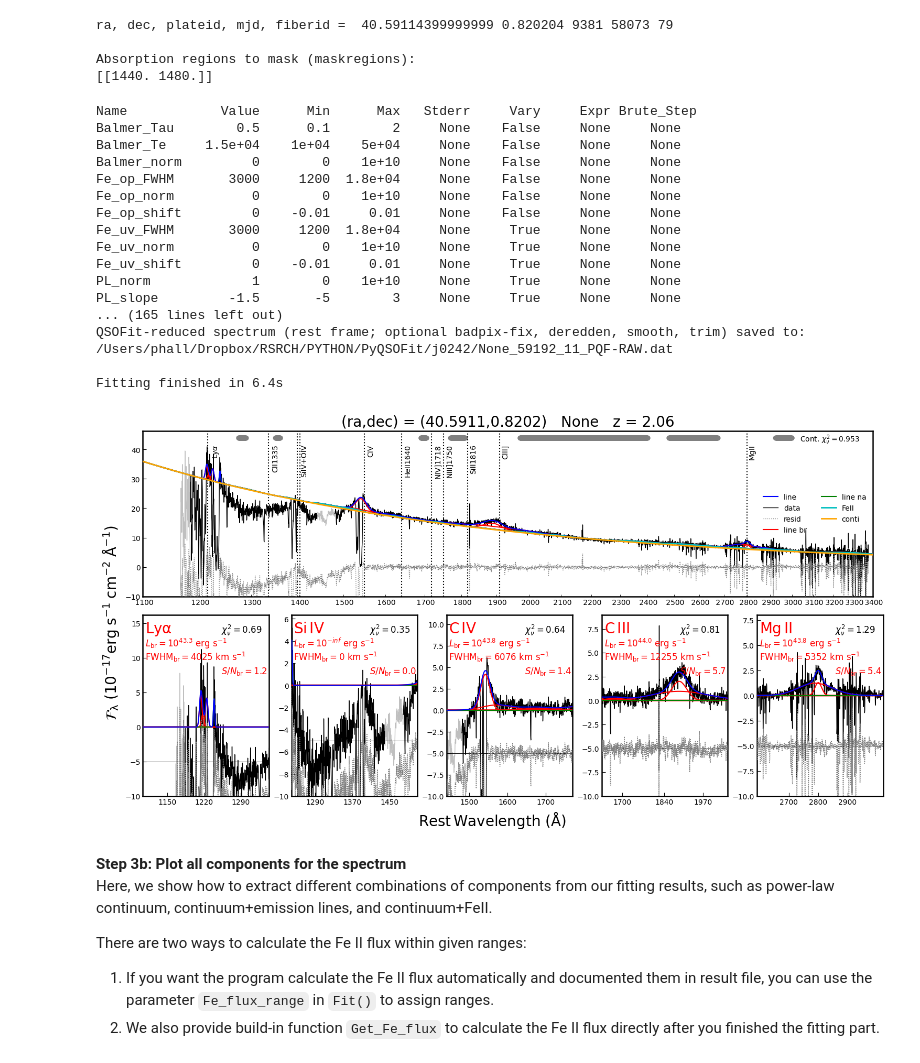
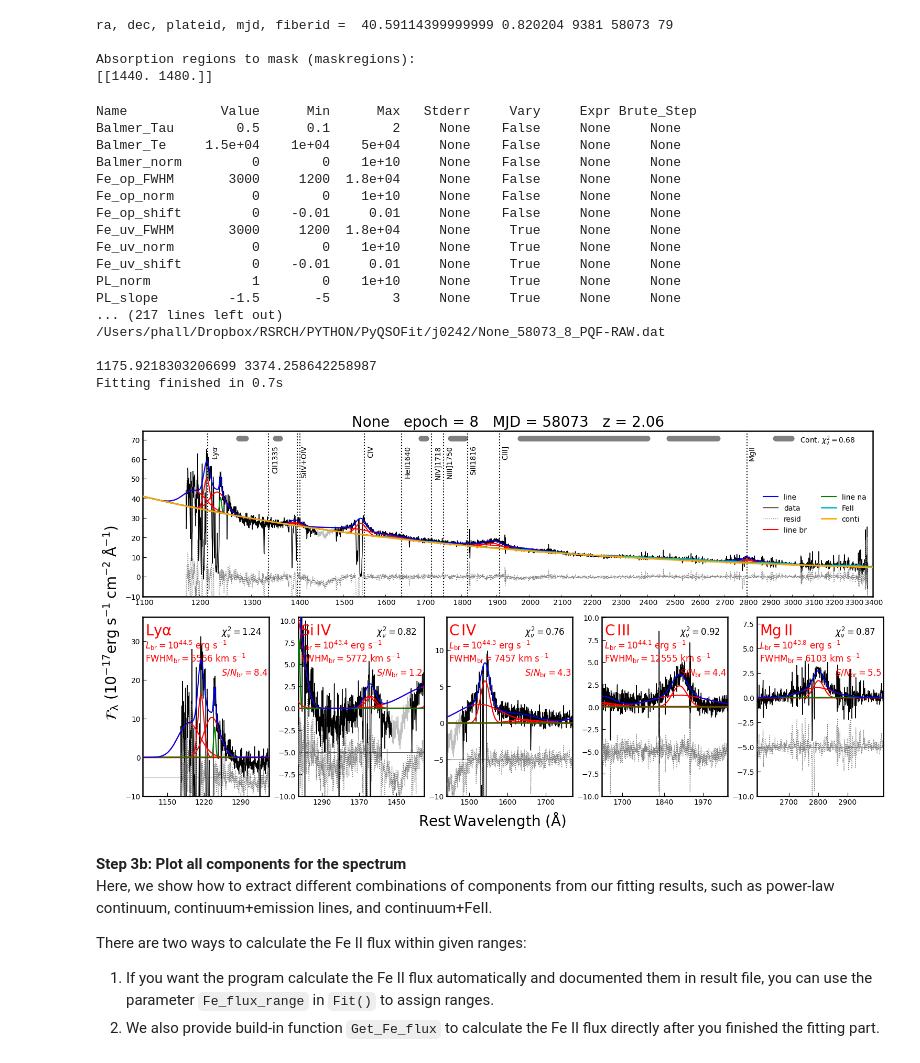
Before and after one commit to HallAstroResearch/PyQSOFit, a Jupyter notebook: j0242/example0242.ipynb, the cells around one changed output. Drawn from its saved outputs; the diff is of its cells as text; code cells hidden in the pictures.

```diff
--- a/j0242/example0242.ipynb
+++ b/j0242/example0242.ipynb
@@ -174,9 +174,9 @@ USER: you may need to change the filenames, continuum fitting windows, or (less
 ## Currently Fe_op_file and Fe_uv_file must either BOTH be null or BOTH non-null
 #Fe_op_file = '' # filename of FeII optical emission template (3686-7484 Ang), stored in src/pyqsofit/ ; null string means don't fit
 Fe_op_file = 'fe_optical.txt' # use the version included in PyQSOFit
-Fe_uv_file = 'fe_uv.txt' # filename of FeII UV emission template (<3646 Ang), stored in src/pyqsofit/ ; null string means don't fit
+#Fe_uv_file = 'fe_uv.txt' # filename of FeII UV emission template (<3646 Ang), stored in src/pyqsofit/ ; null string means don't fit
 #Fe_uv_file = '' # don't fit
-#Fe_uv_file = 'fe_uvgt1560.txt' # use the custom version for J0242
+Fe_uv_file = 'fe_uvgt1560.txt' # use the custom version for J0242
 
 conti_windows = np.rec.array([
     (1275., 1290.),
@@ -310,21 +310,23 @@ Step 2D: read in the spectrum
 
 # FITS data
 dataflag='fits'
-# data = fits.open(os.path.join(path_to_data, 'spec-0408-51821-0576.fits')); epoch = '0'; maskregions=np.array([[1440.,1480.]])
-# data = fits.open(os.path.join(path_to_data, 'spec-0707-52177-0332.fits')); epoch = '1'; maskregions=np.array([[1440.,1480.]])
-# data = fits.open(os.path.join(path_to_data, 'spec-0706-52199-0617.fits')); epoch = '2'; maskregions=np.array([[1440.,1480.]])
-##data = fits.open(os.path.join(path_to_data, '')); epoch = '3' # UVES 53619; not yet available
-# data = fits.open(os.path.join(path_to_data, 'spec-3651-55247-0676.fits')); epoch = '4'; maskregions=np.array([[1200.,1213.],[1222.5,1239.],[1300.,1330.],[1420.,1480.],[1528.,1545.]])
-# data = fits.open(os.path.join(path_to_data, 'spec-4240-55455-0754.fits')); epoch = '5'; maskregions=np.array([[1440.,1480.]])
-# data = fits.open(os.path.join(path_to_data, 'spec-7821-57279-0328.fits')); epoch = '6'; maskregions=np.array([[1440.,1480.]])
-# data = fits.open(os.path.join(path_to_data, 'spec-9381-57758-0079.fits')); epoch = '7'; maskregions=np.array([[1440.,1480.]]) # DR16 catalog
-data = fits.open(os.path.join(path_to_data, 'spec-9381-58073-0079.fits')); epoch = '8'; maskregions=np.array([[1440.,1480.]])
-#data = fits.open(os.path.join(path_to_data, 'spec-015015-59166-4401882076.fits')); epoch = '9'; maskregions=np.array([[1165.,1179.9],[1440.,1480.]])
-#data = fits.open(os.path.join(path_to_data, 'spec-015015-59169-4401882076.fits')); epoch = '10'; maskregions=np.array([[1165.,1187.2],[1440.,1480.]]) # DR19 catalog
-#data = fits.open(os.path.join(path_to_data, 'spec-015015-59192-4401882076.fits')); epoch = '11'; maskregions=np.array([[1165.,1183.6],[1440.,1480.]])
-##BAD data = fits.open(os.path.join(path_to_data, 'spec-015015-59222-4401882076.fits')); epoch = '12'; maskregions=np.array([[1165.,1183.3],[1440.,1480.],[1528.,1545.]])
-#data = fits.open(os.path.join(path_to_data, 'spec-015015-59222-4401882076-morph.fits')); epoch = '12'; maskregions=np.array([[1165.,1183.3],[1440.,1480.],[1528.,1545.]])
-#data = fits.open(os.path.join(path_to_data, 'spec-allepoch_apo-59222-63050395066106946.fits')); epoch = 'A'; maskregions=np.array([[1440.,1480.]])
+# dataname= 'spec-0408-51821-0576.fits'; epoch = '0'; maskregions=np.array([[1440.,1480.]])
+# dataname= 'spec-0707-52177-0332.fits'; epoch = '1'; maskregions=np.array([[1440.,1480.]])
+# dataname= 'spec-0706-52199-0617.fits'; epoch = '2'; maskregions=np.array([[1440.,1480.]])
+##dataname= ; epoch = '3' # UVES 53619; not yet available
+# dataname= 'spec-3651-55247-0676.fits'; epoch = '4'; maskregions=np.array([[1200.,1213.],[1222.5,1239.],[1300.,1330.],[1420.,1480.],[1528.,1545.]])
+# dataname= 'spec-4240-55455-0754.fits'; epoch = '5'; maskregions=np.array([[1440.,1480.]])
+# dataname= 'spec-7821-57279-0328.fits'; epoch = '6'; maskregions=np.array([[1440.,1480.]])
+# dataname= 'spec-9381-57758-0079.fits'; epoch = '7'; maskregions=np.array([[1440.,1480.]]) # DR16 catalog
+dataname = 'spec-9381-58073-0079.fits'; epoch = '8'; maskregions=np.array([[1440.,1480.]])
+#dataname= 'spec-015015-59166-4401882076.fits'; epoch = '9'; maskregions=np.array([[1165.,1179.9],[1440.,1480.]])
+#dataname= 'spec-015015-59169-4401882076.fits'; epoch = '10'; maskregions=np.array([[1165.,1187.2],[1440.,1480.]]) # DR19 catalog
+#dataname= 'spec-015015-59192-4401882076.fits'; epoch = '11'; maskregions=np.array([[1165.,1183.6],[1440.,1480.]])
+#dataname= 'spec-015015-59222-4401882076-morph.fits'; epoch = '12'; maskregions=np.array([[1165.,1183.3],[1440.,1480.],[1528.,1545.]])
+#dataname= 'spec-allepoch_apo-59222-63050395066106946.fits'; epoch = 'A'; maskregions=np.array([[1440.,1480.]])
+
+data = fits.open(os.path.join(path_to_data, dataname))
+
 #dataflag='csv' # UNCOMMENT TO LOAD CSV data for epoch 13 (DESI)
 
 # USER: If analyzing multiple epochs for same object, use the same redshift for all epochs
@@ -448,40 +450,41 @@ q_mle.Fit(name="None",  # customize the name of given targets. Default: plate-mj
           plot_fig=True,  # If True, the fitting results will be plotted
           save_fig=False,  # If True, the figure will be saved
           plot_corner=True,  # Whether or not to plot the corner plot results if MCMC=True
+          param_file_name = param_file_name, # Use the parameter file name defined above
 
           # debugging mode
           verbose=True,  # turn on (True) or off (False) debugging output
 
           # sublevel parameters for figure plot and emcee
           kwargs_plot={
               'save_fig_path': '.',  # The output path of the figure
               'broad_fwhm'   : 1200  # km/s, lower limit that code decide if a line component belongs to broad component
           },
           kwargs_conti_emcee={},
           kwargs_line_emcee={})
 
 end = timeit.default_timer()
 
 print(f'Fitting finished in {np.round(end - start, 1)}s')
 # %% [output]
 Name            Value      Min      Max   Stderr     Vary     Expr Brute_Step
 Balmer_Tau        0.5      0.1        2     None    False     None     None
 Balmer_Te     1.5e+04    1e+04    5e+04     None    False     None     None
 Balmer_norm         0        0    1e+10     None    False     None     None
 Fe_op_FWHM       3000     1200  1.8e+04     None    False     None     None
 Fe_op_norm          0        0    1e+10     None    False     None     None
 Fe_op_shift         0    -0.01     0.01     None    False     None     None
 Fe_uv_FWHM       3000     1200  1.8e+04     None     True     None     None
 Fe_uv_norm          0        0    1e+10     None     True     None     None
 Fe_uv_shift         0    -0.01     0.01     None     True     None     None
 PL_norm             1        0    1e+10     None     True     None     None
 PL_slope         -1.5       -5        3     None     True     None     None
-... (165 lines left out)
-QSOFit-reduced spectrum (rest frame; optional badpix-fix, deredden, smooth, trim) saved to:
-/Users/phall/Dropbox/RSRCH/PYTHON/PyQSOFit/j0242/None_59192_11_PQF-RAW.dat
+... (217 lines left out)
+/Users/phall/Dropbox/RSRCH/PYTHON/PyQSOFit/j0242/None_58073_8_PQF-RAW.dat
 
-Fitting finished in 6.4s
+1175.9218303206699 3374.258642258987
+Fitting finished in 0.7s
-[figure, old version]
+[figure, new version]
 # %% [markdown]
 __Step 3b: Plot all components for the spectrum__ <br>
 Here, we show how to extract different combinations of components from our fitting results, such as power-law continuum, continuum+emission lines, and continuum+FeII.
```
Also changed, not shown: parts of 2 cells of this notebook, 1 other file.
